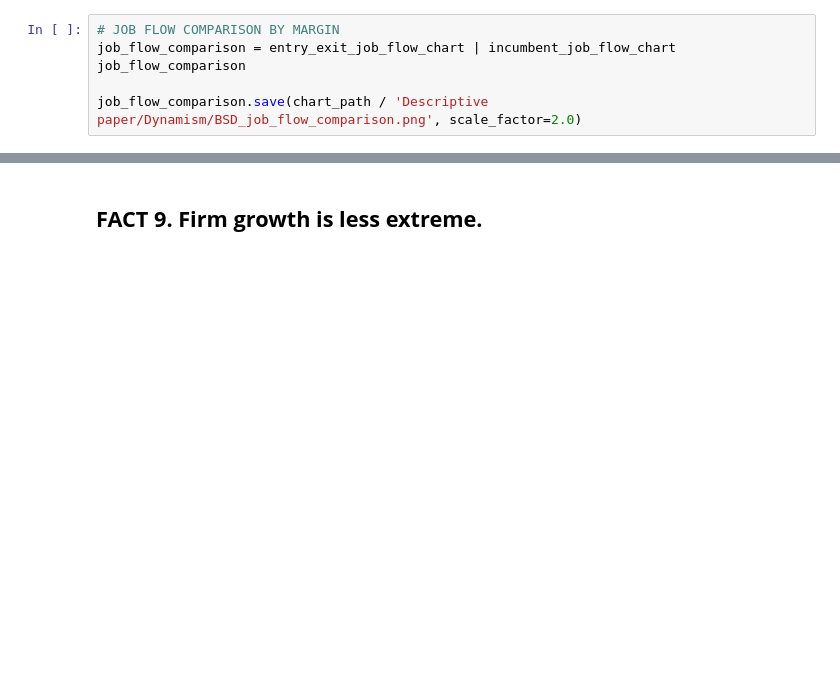
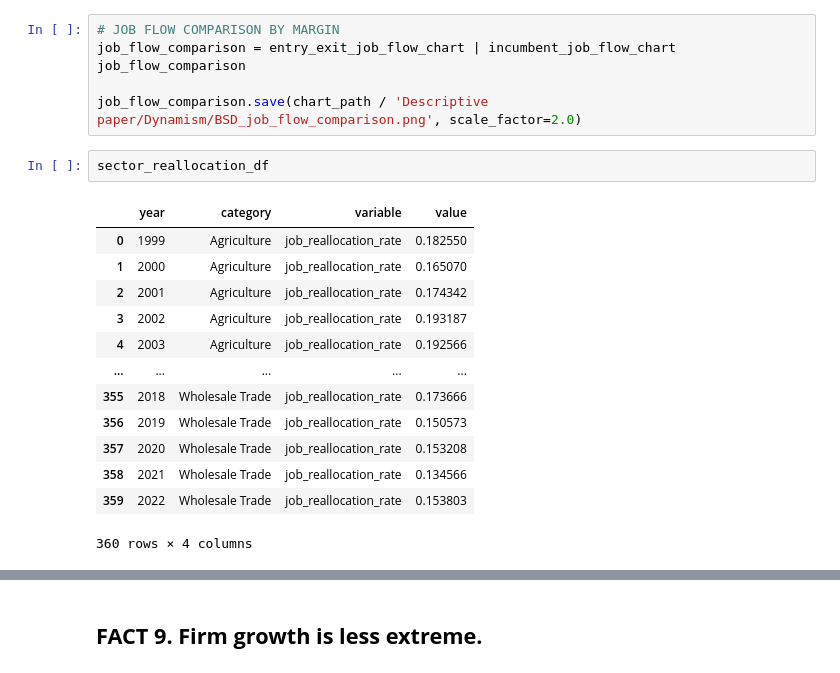
Before and after one commit to shepherdwill/shepherdwill.github.io, a Jupyter notebook: CEP Dynamism Project/Scripts/ten_facts_dynamism.ipynb, the cells around one changed output, grey strips where cells are left out. Saved outputs shown, nothing was run; the diff lists cells and outputs as text; blank space fills up the shorter version.

```diff
--- a/CEP Dynamism Project/Scripts/ten_facts_dynamism.ipynb
+++ b/CEP Dynamism Project/Scripts/ten_facts_dynamism.ipynb
@@ -698,3 +732,19 @@ job_flow_comparison = entry_exit_job_flow_chart | incumbent_job_flow_chart
 job_flow_comparison
 
 job_flow_comparison.save(chart_path / 'Descriptive paper/Dynamism/BSD_job_flow_comparison.png', scale_factor=2.0)
+# %%
+sector_reallocation_df
+# %% [output]
+|  | year | category | variable | value |
+| 0 | 1999 | Agriculture | job_reallocation_rate | 0.182550 |
+| 1 | 2000 | Agriculture | job_reallocation_rate | 0.165070 |
+| 2 | 2001 | Agriculture | job_reallocation_rate | 0.174342 |
+| 3 | 2002 | Agriculture | job_reallocation_rate | 0.193187 |
+| 4 | 2003 | Agriculture | job_reallocation_rate | 0.192566 |
+| ... | ... | ... | ... | ... |
+| 355 | 2018 | Wholesale Trade | job_reallocation_rate | 0.173666 |
+| 356 | 2019 | Wholesale Trade | job_reallocation_rate | 0.150573 |
+| 357 | 2020 | Wholesale Trade | job_reallocation_rate | 0.153208 |
+| 358 | 2021 | Wholesale Trade | job_reallocation_rate | 0.134566 |
+| 359 | 2022 | Wholesale Trade | job_reallocation_rate | 0.153803 |
+360 rows × 4 columns
```
Also changed, not shown: parts of 3 cells of this notebook, 10 other files.
